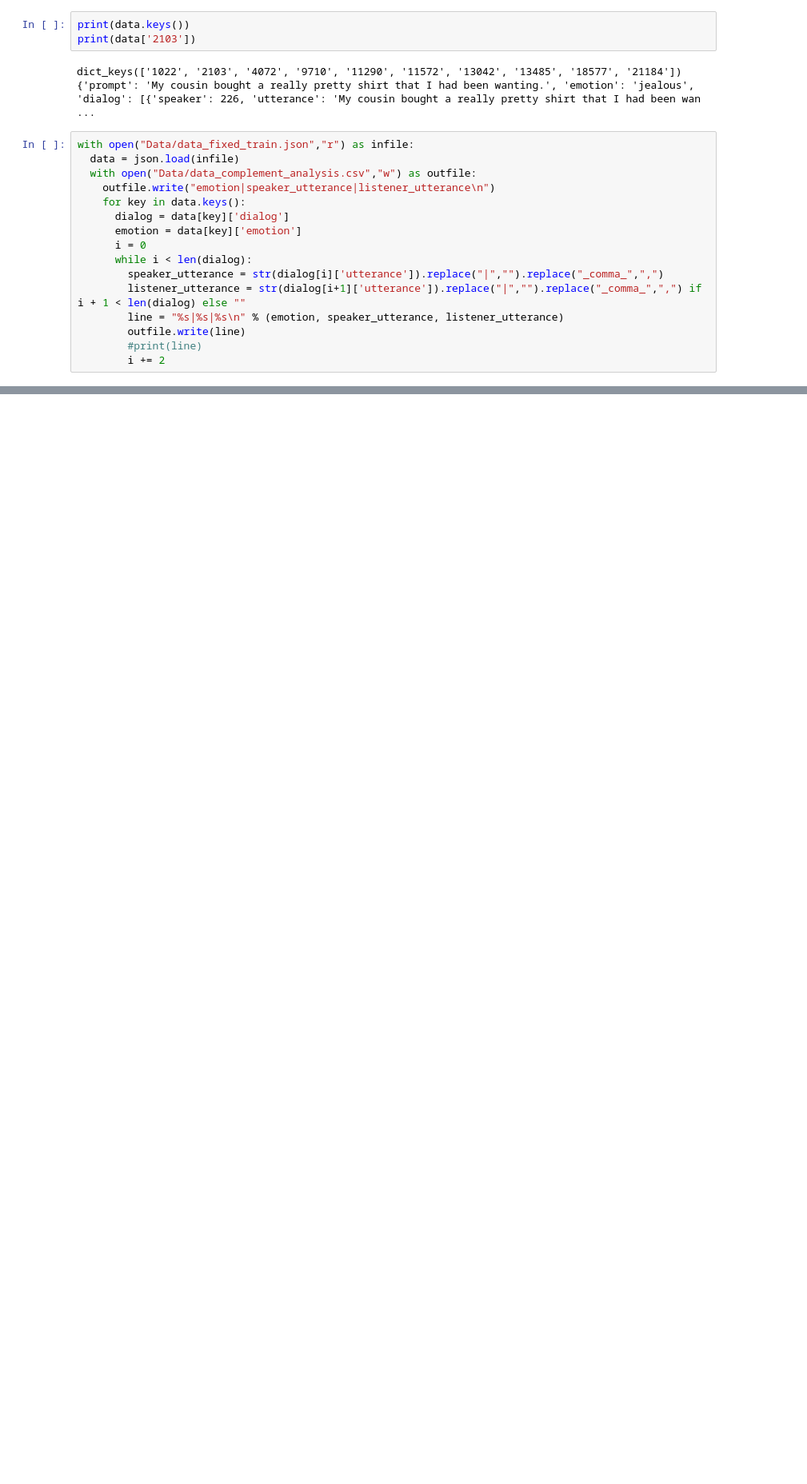
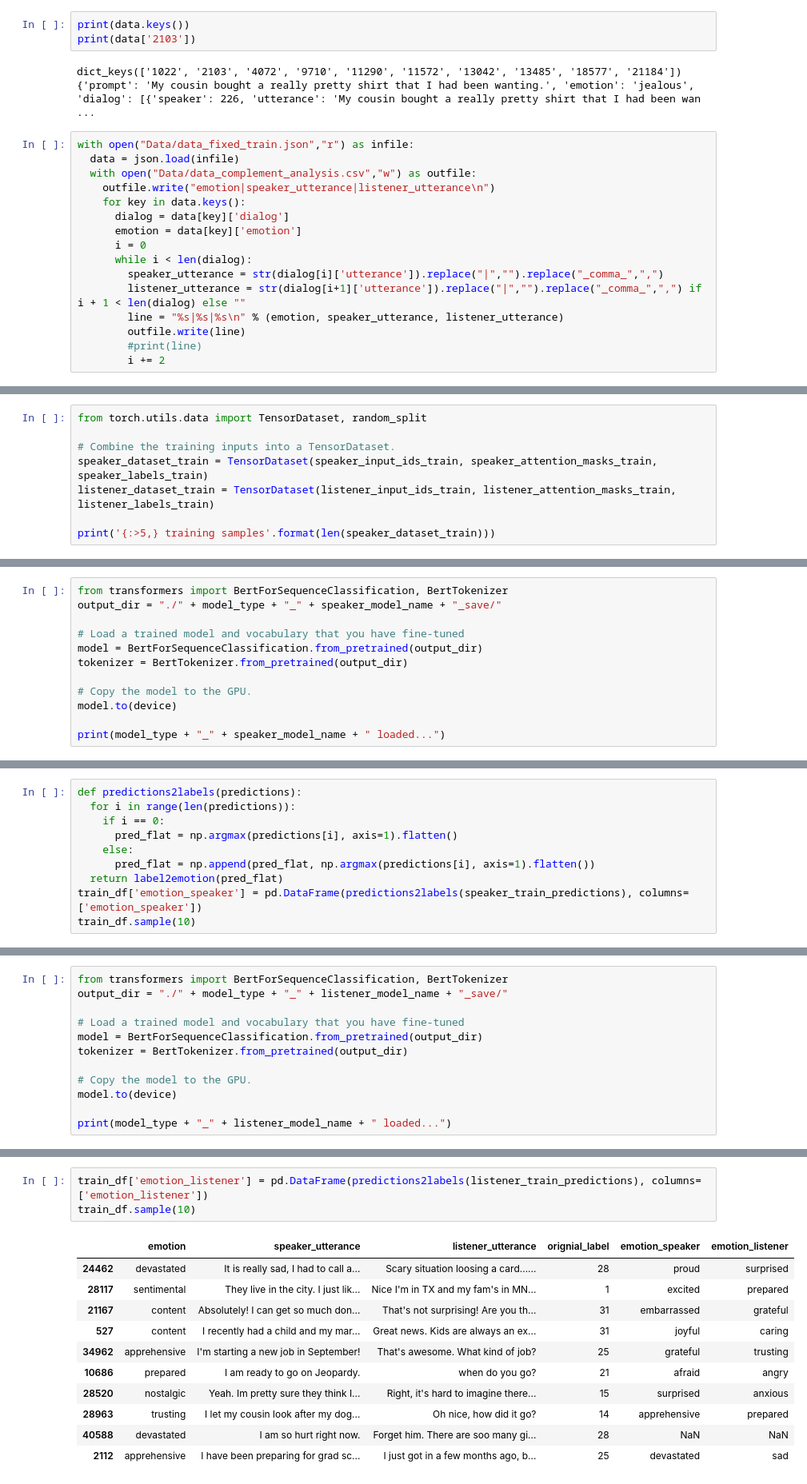
Before and after one commit to omkarpat/EmpatheticDialoguesEmotionDetection, a Jupyter notebook: Complement_Emotion_analysis.ipynb, the cells around one changed output, grey strips where cells are left out. Shown at 80% size. Saved outputs shown, nothing was run; the diff lists cells and outputs as text; blank space fills up the shorter version.

```diff
--- a/Complement_Emotion_analysis.ipynb
+++ b/Complement_Emotion_analysis.ipynb
@@ -120,0 +278,8 @@ with open("Data/data_fixed_train.json","r") as infile:
+# %%
+from torch.utils.data import TensorDataset, random_split
+
+# Combine the training inputs into a TensorDataset.
+speaker_dataset_train = TensorDataset(speaker_input_ids_train, speaker_attention_masks_train, speaker_labels_train)
+listener_dataset_train = TensorDataset(listener_input_ids_train, listener_attention_masks_train, listener_labels_train)
+
+print('{:>5,} training samples'.format(len(speaker_dataset_train)))
@@ -120,0 +288,12 @@ with open("Data/data_fixed_train.json","r") as infile:
+# %%
+from transformers import BertForSequenceClassification, BertTokenizer
+output_dir = "./" + model_type + "_" + speaker_model_name + "_save/"
+
+# Load a trained model and vocabulary that you have fine-tuned
+model = BertForSequenceClassification.from_pretrained(output_dir)
+tokenizer = BertTokenizer.from_pretrained(output_dir)
+
+# Copy the model to the GPU.
+model.to(device)
+
+print(model_type + "_" + speaker_model_name + " loaded...")
@@ -120,0 +356,10 @@ with open("Data/data_fixed_train.json","r") as infile:
+# %%
+def predictions2labels(predictions):
+  for i in range(len(predictions)):
+    if i == 0:
+      pred_flat = np.argmax(predictions[i], axis=1).flatten()
+    else:
+      pred_flat = np.append(pred_flat, np.argmax(predictions[i], axis=1).flatten())
+  return label2emotion(pred_flat)
+train_df['emotion_speaker'] = pd.DataFrame(predictions2labels(speaker_train_predictions), columns=['emotion_speaker'])
+train_df.sample(10)
@@ -120,0 +373,12 @@ with open("Data/data_fixed_train.json","r") as infile:
+# %%
+from transformers import BertForSequenceClassification, BertTokenizer
+output_dir = "./" + model_type + "_" + listener_model_name + "_save/"
+
+# Load a trained model and vocabulary that you have fine-tuned
+model = BertForSequenceClassification.from_pretrained(output_dir)
+tokenizer = BertTokenizer.from_pretrained(output_dir)
+
+# Copy the model to the GPU.
+model.to(device)
+
+print(model_type + "_" + listener_model_name + " loaded...")
@@ -120,0 +441,15 @@ with open("Data/data_fixed_train.json","r") as infile:
+# %%
+train_df['emotion_listener'] = pd.DataFrame(predictions2labels(listener_train_predictions), columns=['emotion_listener'])
+train_df.sample(10)
+# %% [output]
+|  | emotion | speaker_utterance | listener_utterance | orignial_label | emotion_speaker | emotion_listener |
+| 24462 | devastated | It is really sad, I had to call a... | Scary situation loosing a card...... | 28 | proud | surprised |
+| 28117 | sentimental | They live in the city. I just lik... | Nice I'm in TX and my fam's in MN... | 1 | excited | prepared |
+| 21167 | content | Absolutely! I can get so much don... | That's not surprising! Are you th... | 31 | embarrassed | grateful |
+| 527 | content | I recently had a child and my mar... | Great news. Kids are always an ex... | 31 | joyful | caring |
+| 34962 | apprehensive | I'm starting a new job in September! | That's awesome. What kind of job? | 25 | grateful | trusting |
+| 10686 | prepared | I am ready to go on Jeopardy. | when do you go? | 21 | afraid | angry |
+| 28520 | nostalgic | Yeah. Im pretty sure they think I... | Right, it's hard to imagine there... | 15 | surprised | anxious |
+| 28963 | trusting | I let my cousin look after my dog... | Oh nice, how did it go? | 14 | apprehensive | prepared |
+| 40588 | devastated | I am so hurt right now. | Forget him. There are soo many gi... | 28 | NaN | NaN |
+| 2112 | apprehensive | I have been preparing for grad sc... | I just got in a few months ago, b... | 25 | devastated | sad |
```
Also changed, not shown: parts of 16 cells of this notebook.
